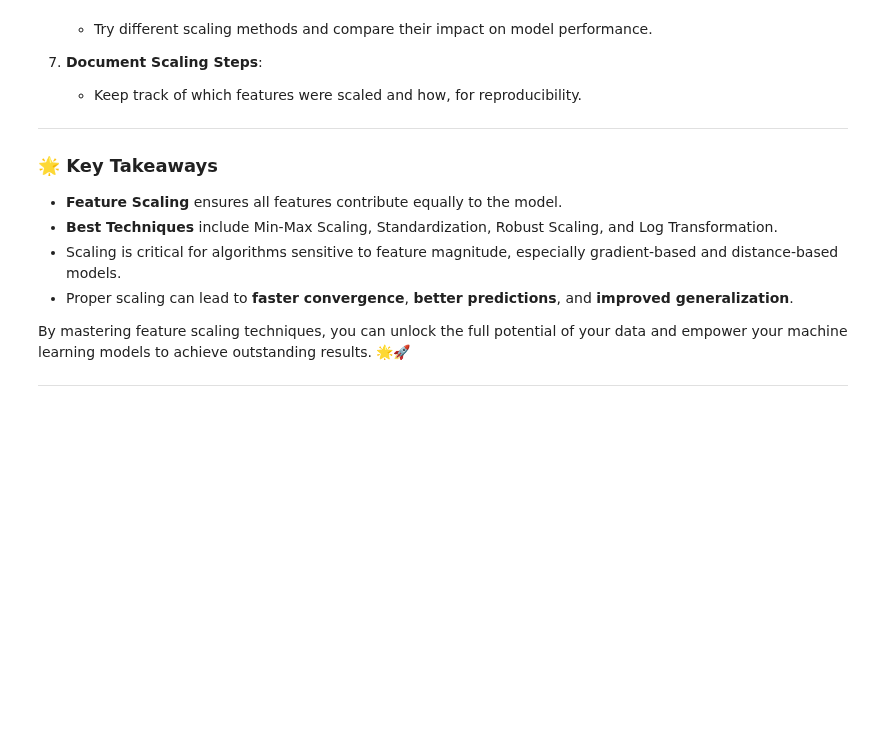
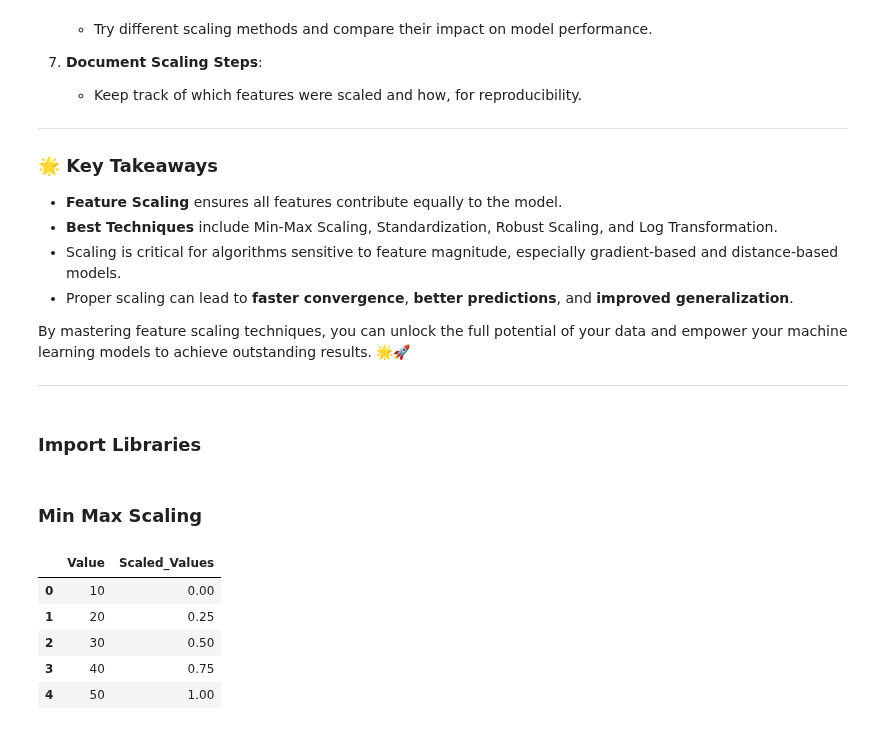
Before and after one commit to muhammadadilnaeem/Data-Science-Materials, a Jupyter notebook: Codanics/04-data_preprocessing/02_feature_scaling.ipynb, the cells around one changed output. Drawn from its saved outputs; the diff is of its cells as text; code cells hidden in the pictures; blank space fills up the shorter version.

```diff
--- a/Codanics/04-data_preprocessing/02_feature_scaling.ipynb
+++ b/Codanics/04-data_preprocessing/02_feature_scaling.ipynb
@@ -125,3 +125,5 @@ Feature Scaling is vital for several reasons:
 By mastering feature scaling techniques, you can unlock the full potential of your data and empower your machine learning models to achieve outstanding results. 🌟🚀
 
 -----------
+# %% [markdown]
+### **Import Libraries**
@@ -127,0 +139,23 @@ By mastering feature scaling techniques, you can unlock the full potential of yo
+# %% [markdown]
+### **Min Max Scaling**
+# %%
+from sklearn.preprocessing import MinMaxScaler
+
+# sample data
+data = {"Value" : [10,20,30,40,50]}
+
+# convert sample data to dataframe
+df = pd.DataFrame(data)
+
+# apply minmax scaler
+scaler = MinMaxScaler()
+df['Scaled_Values'] = scaler.fit_transform(df[['Value']])
+
+df
+# %% [output]
+|  | Value | Scaled_Values |
+| 0 | 10 | 0.00 |
+| 1 | 20 | 0.25 |
+| 2 | 30 | 0.50 |
+| 3 | 40 | 0.75 |
+| 4 | 50 | 1.00 |
```
Also changed, not shown: parts of 10 cells of this notebook.
